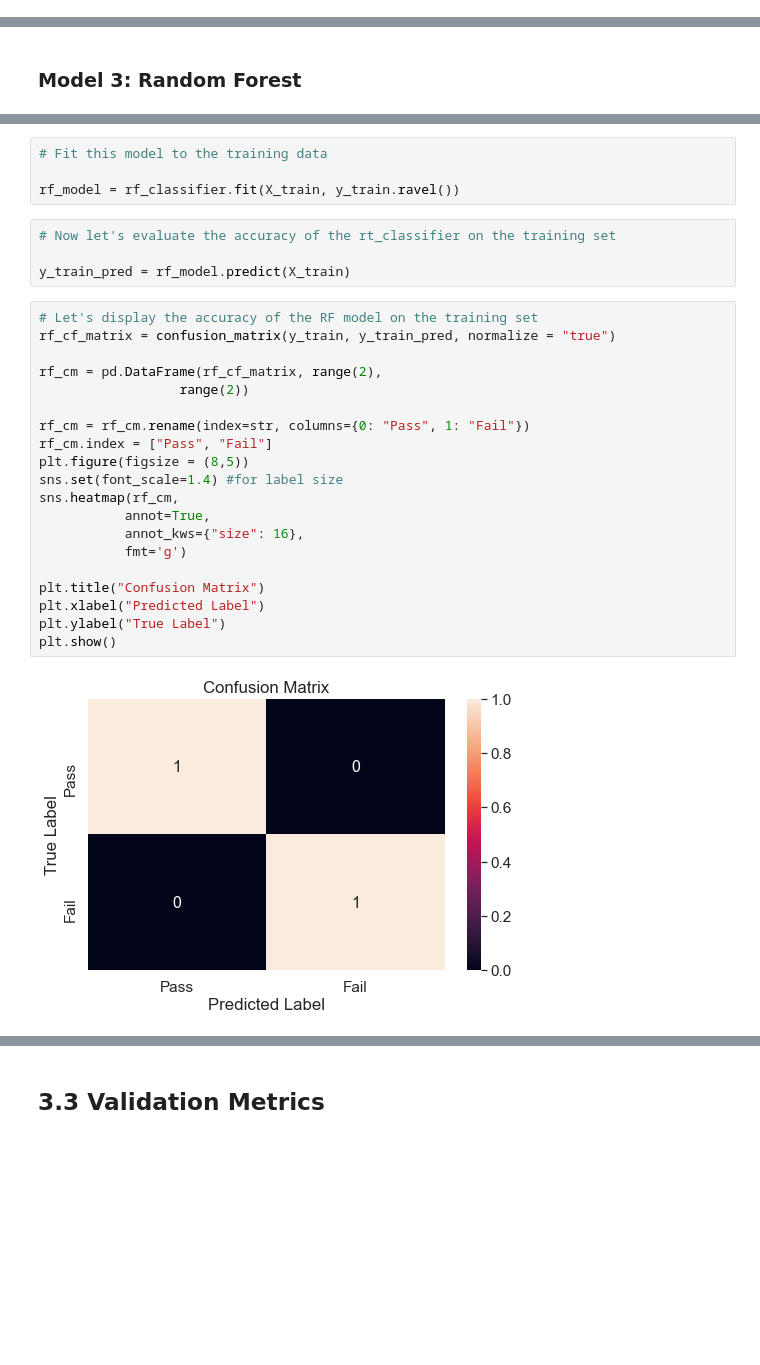
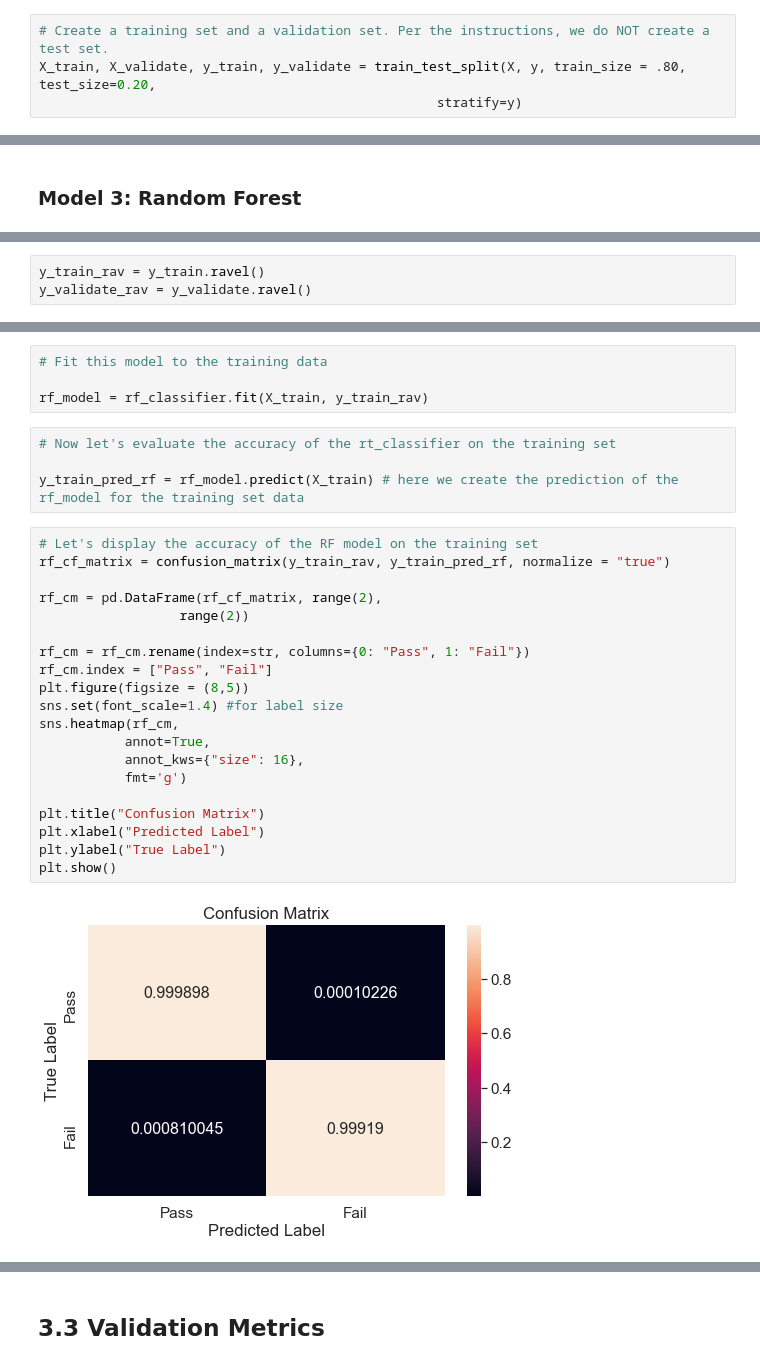
Before and after one commit to Luyi2/CSS_Project3_Team5_Fall2021, a Jupyter notebook: Project 3_Group-5.ipynb, the cells around one changed output, grey strips where cells are left out. Drawn from its saved outputs; the diff is of its cells as text; blank space fills up the shorter version.

```diff
--- a/Project 3_Group-5.ipynb
+++ b/Project 3_Group-5.ipynb
@@ -246,3 +239,7 @@ X_train, X_validate, y_train, y_validate = train_test_split(X_train, y_train, tr
+# %%
+# Create a training set and a validation set. Per the instructions, we do NOT create a test set.
+X_train, X_validate, y_train, y_validate = train_test_split(X, y, train_size = .80, test_size=0.20,
+                                                   stratify=y)
 # %% [markdown]
 ## 3.2 Fit Models
 # %% [markdown]
@@ -492 +449,4 @@ y_train.shape
+# %%
+y_train_rav = y_train.ravel()
+y_validate_rav = y_validate.ravel()
 # %%
@@ -504,31 +464,31 @@ rf_classifier = RandomForestClassifier(criterion='gini',  # or 'entropy' for inf
 # %%
 # Fit this model to the training data
 
-rf_model = rf_classifier.fit(X_train, y_train.ravel())
+rf_model = rf_classifier.fit(X_train, y_train_rav)
 # %%
 # Now let's evaluate the accuracy of the rt_classifier on the training set
 
-y_train_pred = rf_model.predict(X_train)
+y_train_pred_rf = rf_model.predict(X_train) # here we create the prediction of the rf_model for the training set data
 # %%
 # Let's display the accuracy of the RF model on the training set
-rf_cf_matrix = confusion_matrix(y_train, y_train_pred, normalize = "true")
+rf_cf_matrix = confusion_matrix(y_train_rav, y_train_pred_rf, normalize = "true")
 
 rf_cm = pd.DataFrame(rf_cf_matrix, range(2),
                   range(2))
 
 rf_cm = rf_cm.rename(index=str, columns={0: "Pass", 1: "Fail"})
 rf_cm.index = ["Pass", "Fail"]
 plt.figure(figsize = (8,5))
 sns.set(font_scale=1.4) #for label size
 sns.heatmap(rf_cm,
            annot=True,
            annot_kws={"size": 16},
            fmt='g')
 
 plt.title("Confusion Matrix")
 plt.xlabel("Predicted Label")
 plt.ylabel("True Label")
 plt.show()
 # %% [output]
-[figure, old version]
+[figure, new version]
 # %% [markdown]
```
Also changed, not shown: parts of 63 cells of this notebook.
